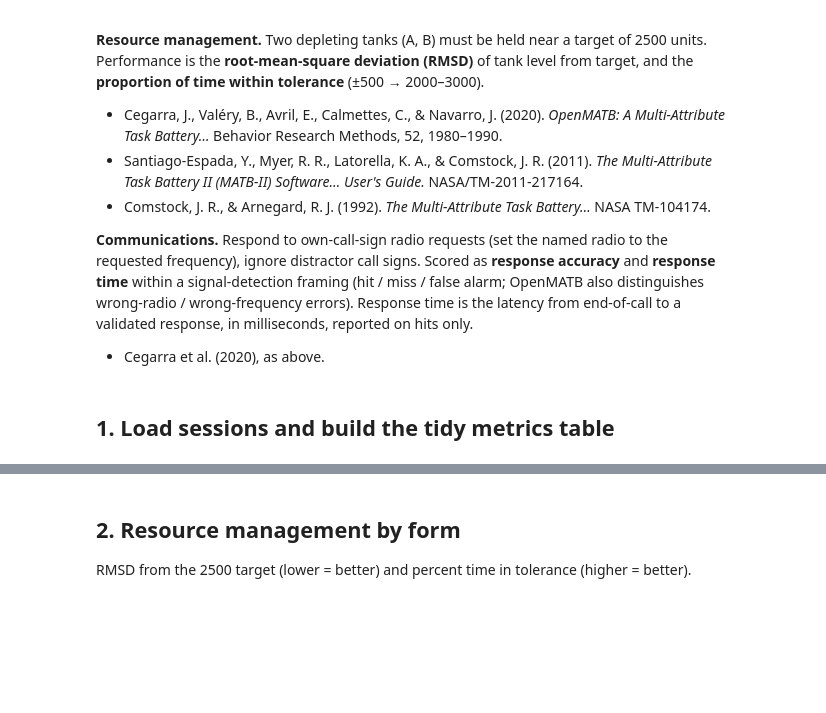
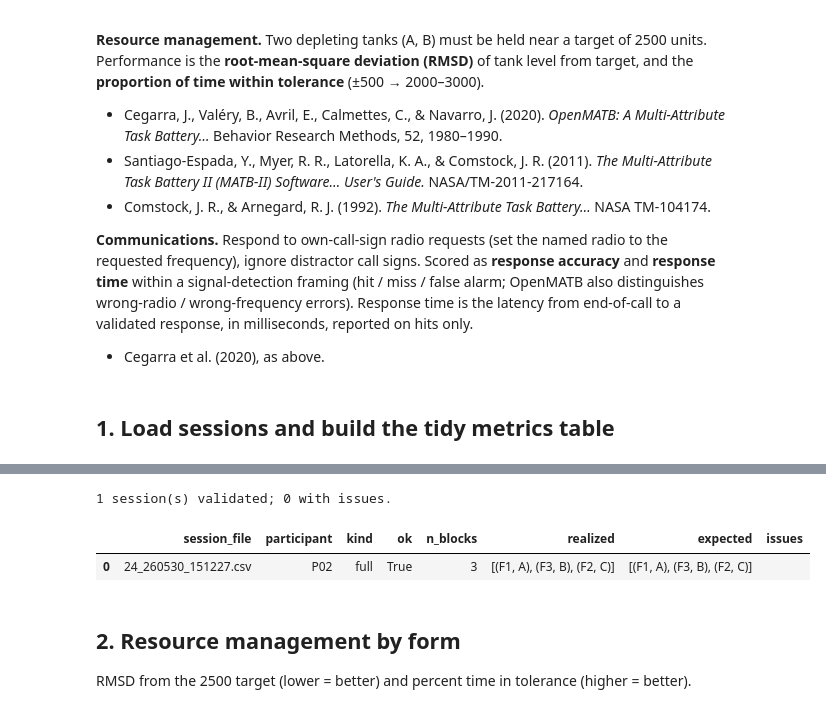
Before and after one commit to AndreaThelen/HumanCenteredAI, a Jupyter notebook: analysis/notebooks/01_resman_comms_performance.ipynb, the cells around one changed output, grey strips where cells are left out. Cells and saved outputs as stored; diff of their text form; code cells hidden in the pictures; blank space fills up the shorter version.

```diff
--- a/analysis/notebooks/01_resman_comms_performance.ipynb
+++ b/analysis/notebooks/01_resman_comms_performance.ipynb
@@ -77,3 +85,14 @@ analysis/session_logs/ and re-run this notebook.
+# %%
+from matb_analysis.validation import validate_sessions
+
+report = validate_sessions(sessions)
+n_bad = int((~report["ok"]).sum()) if not report.empty else 0
+print(f"{len(report)} session(s) validated; {n_bad} with issues.")
+report
+# %% [output]
+1 session(s) validated; 0 with issues.
+|  | session_file | participant | kind | ok | n_blocks | realized | expected | issues |
+| 0 | 24_260530_151227.csv | P02 | full | True | 3 | [(F1, A), (F3, B), (F2, C)] | [(F1, A), (F3, B), (F2, C)] |  |
 # %% [markdown]
 ## 2. Resource management by form
 
```
Also changed, not shown: parts of 7 cells of this notebook, 10 other files.
